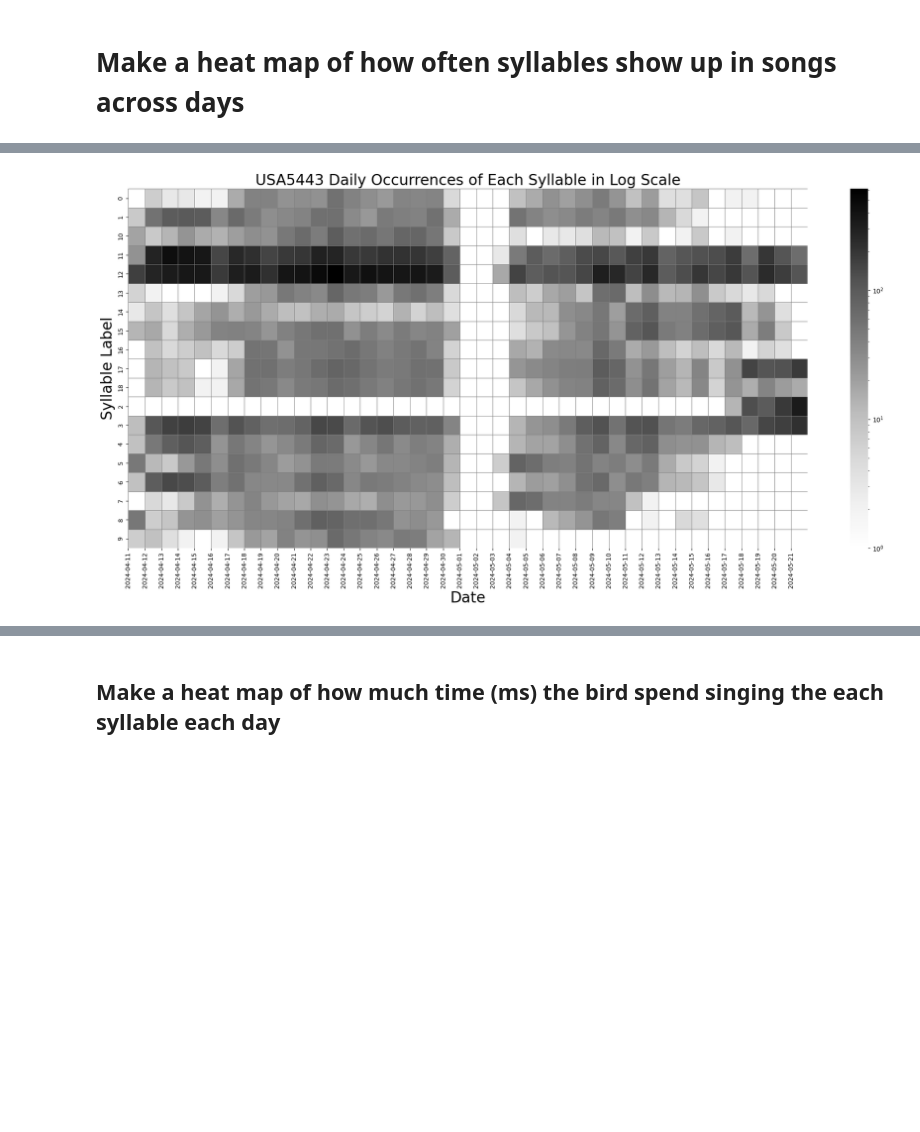
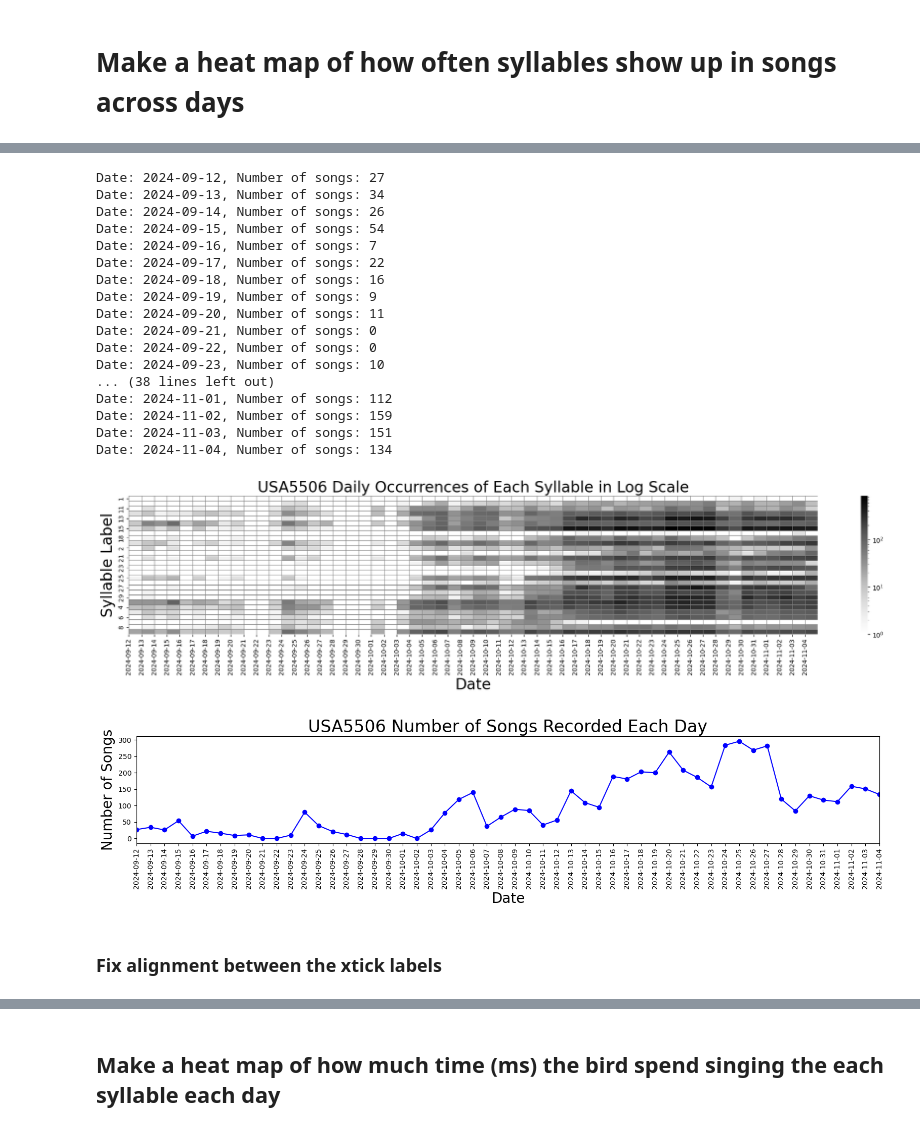
Before and after one commit to hulseyvincentr/syntax_analysis, a Jupyter notebook: notebooks/DECODER_syllable_frequency.ipynb, the cells around one changed output, grey strips where cells are left out. Drawn from its saved outputs; the diff is of its cells as text; code cells hidden in the pictures; blank space fills up the shorter version.

```diff
--- a/notebooks/DECODER_syllable_frequency.ipynb
+++ b/notebooks/DECODER_syllable_frequency.ipynb
@@ -2,10 +2,10 @@
 # This code takes in a .json file from TweetyBERT, then calculates and graphs the song duration across days of recording. Then, It figures out and graphs how often syllables show up across each day of recording.
 # %%
 import re
-recording_file_path_name = '/Users/mirandahulsey-vincent/Documents/allPythonCode/syntax_analysis/data_inputs/Area_X_lesions/USA5443_decoded_database.json'
-path_to_json_file_with_dates = '/Users/mirandahulsey-vincent/Documents/allPythonCode/syntax_analysis/data_inputs/Area_X_lesions/USA5443_creation_data.json'
+recording_file_path_name = '/Users/mirandahulsey-vincent/Documents/allPythonCode/syntax_analysis/data_inputs/DOI_study/USA5506/USA5506_(10_mg_per_kg_DOI)_decoded_database.json'
+path_to_json_file_with_dates = '/Users/mirandahulsey-vincent/Documents/allPythonCode/syntax_analysis/data_inputs/DOI_study/USA5506/DOI_USA5506_treatment_and_recording_dates.json'
 # Use a regular expression to find the pattern 'USA' followed by 4 digits
-match = re.search(r"(USA\d{4})", recording_file_path_name)
+match = re.search(r"(USA\d{4})", path_to_json_file_with_dates)
 if match:
     animal_id = match.group(1)
     print(f"Animal ID: {animal_id}")
@@ -712,47 +531,101 @@ all_dates = pd.date_range(start=min_date, end=max_date, freq='D')
 # Create a DataFrame to hold the syllable counts with syllable labels as rows and dates as columns
 heatmap_data = pd.DataFrame(0, index=unique_syllable_labels, columns=all_dates)
 
-# Fill the DataFrame with counts for each syllable label on each date
+# Initialize a list to store the number of songs per date
+song_counts = []
+
+# Fill the DataFrame with counts for each syllable label on each date and record the song count
 for current_date in all_dates:
     daily_data = organized_data_frame[organized_data_frame['Date'] == current_date]
+
+    # Count the number of songs for this date and add to the list
+    num_songs = len(daily_data)
+    song_counts.append(num_songs)
+    print(f"Date: {current_date.strftime('%Y-%m-%d')}, Number of songs: {num_songs}")
 
     if not daily_data.empty:
         for syllable_label in unique_syllable_labels:
             # Sum occurrences of the syllable label for all songs on this date
             daily_count = sum(len(song.get(syllable_label, [])) for song in daily_data['syllable_onsets_offsets_ms_dict'])
             heatmap_data.at[syllable_label, current_date] = daily_count
+
+# Plot the number of songs for each date
+# plt.figure(figsize=(20, 6))
+# plt.plot(all_dates, song_counts, marker='o', linestyle='-', color='b')
+# plt.title('Number of Songs Recorded Each Day', fontsize=24)
+# plt.xlabel('Date', fontsize=20)
+# plt.ylabel('Number of Songs', fontsize=20)
+
+# Set x-ticks to match all dates in all_dates, and label them
+# plt.xticks(ticks=all_dates, labels=all_dates.strftime('%Y-%m-%d'), rotation=90)
+# plt.tight_layout()
+# plt.show()
 
 # Uncomment one of the following three options to apply different scaling methods:
 
 # Option 1: Logarithmic scale (adds +1 to avoid log(0) issues)
 # plt.figure(figsize=(20, 10))
 # ax = sns.heatmap(heatmap_data + 1, cmap="Greys", norm=LogNorm(), linewidths=0.5, linecolor='gray',
 #                  cbar_kws={'label': 'Syllable Count (Log Scale)'})
 # plt.title('Daily Occurrences of Each Syllable in Log Scale', fontsize=24)
 
-plt.figure(figsize=(20, 10))
+plt.figure(figsize=(20, 5))
 ax = sns.heatmap(heatmap_data + 1, cmap="Greys", norm=LogNorm(), linewidths=0.5, linecolor='gray')
 plt.title(f'{animal_id} Daily Occurrences of Each Syllable in Log Scale', fontsize=24)
 
 # Option 2: Clipping outliers to a maximum value (e.g., 1000)
 # plt.figure(figsize=(20, 10))
 # ax = sns.heatmap(heatmap_data.clip(upper=1000), cmap="Greys", linewidths=0.5, linecolor='gray',
 #                  cbar_kws={'label': 'Syllable Count (Clipped to 1000)'})
 # plt.title('Daily Occurrences of Each Syllable - Clipped to 1000', fontsize=18)
 
 # Option 3: Square root transformation
 # plt.figure(figsize=(20, 10))
 # ax = sns.heatmap(np.sqrt(heatmap_data), cmap="Greys", linewidths=0.5, linecolor='gray',
 #                  cbar_kws={'label': 'Syllable Count (Square Root Transformed)'})
 # plt.title('Daily Occurrences of Each Syllable - Square Root Transformed', fontsize=18)
 
 # Set x-ticks and convert them to strings for proper labeling
 ax.set_xticks(range(len(heatmap_data.columns)))
 ax.set_xticklabels(heatmap_data.columns.strftime('%Y-%m-%d'), rotation=90)
 
-plt.xlabel('Date', fontsize = 24)
-plt.ylabel('Syllable Label', fontsize = 24)
+plt.xlabel('Date', fontsize=24)
+plt.ylabel('Syllable Label', fontsize=24)
+plt.tight_layout()
+plt.show()# Plot the number of songs for each date
+plt.figure(figsize=(15.75, 4))
+plt.plot(all_dates, song_counts, marker='o', linestyle='-', color='b')
+plt.title(f'{animal_id} Number of Songs Recorded Each Day', fontsize=24)
+plt.xlabel('Date', fontsize=20)
+plt.ylabel('Number of Songs', fontsize=20)
+
+# Set x-ticks to match all dates in all_dates, and label them
+plt.xticks(ticks=all_dates, labels=all_dates.strftime('%Y-%m-%d'), rotation=90)
+
+# Set the x-axis limits to remove the gap
+plt.xlim([all_dates[0], all_dates[-1]])
+
 plt.tight_layout()
 plt.show()
 # %% [output]
+Date: 2024-09-12, Number of songs: 27
+Date: 2024-09-13, Number of songs: 34
+Date: 2024-09-14, Number of songs: 26
+Date: 2024-09-15, Number of songs: 54
+Date: 2024-09-16, Number of songs: 7
+Date: 2024-09-17, Number of songs: 22
+Date: 2024-09-18, Number of songs: 16
+Date: 2024-09-19, Number of songs: 9
+Date: 2024-09-20, Number of songs: 11
+Date: 2024-09-21, Number of songs: 0
+Date: 2024-09-22, Number of songs: 0
+Date: 2024-09-23, Number of songs: 10
+... (38 lines left out)
+Date: 2024-11-01, Number of songs: 112
+Date: 2024-11-02, Number of songs: 159
+Date: 2024-11-03, Number of songs: 151
+Date: 2024-11-04, Number of songs: 134
-[figure, old version]
+[figure, new version]
+[figure, added]
+# %% [markdown]
+### Fix alignment between the xtick labels
```
Also changed, not shown: parts of 23 cells of this notebook, 1 other file.
